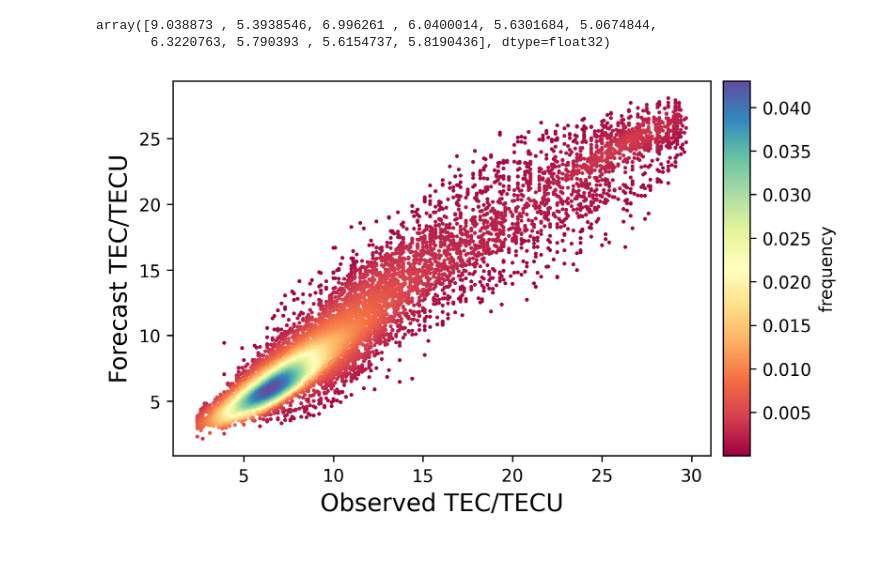
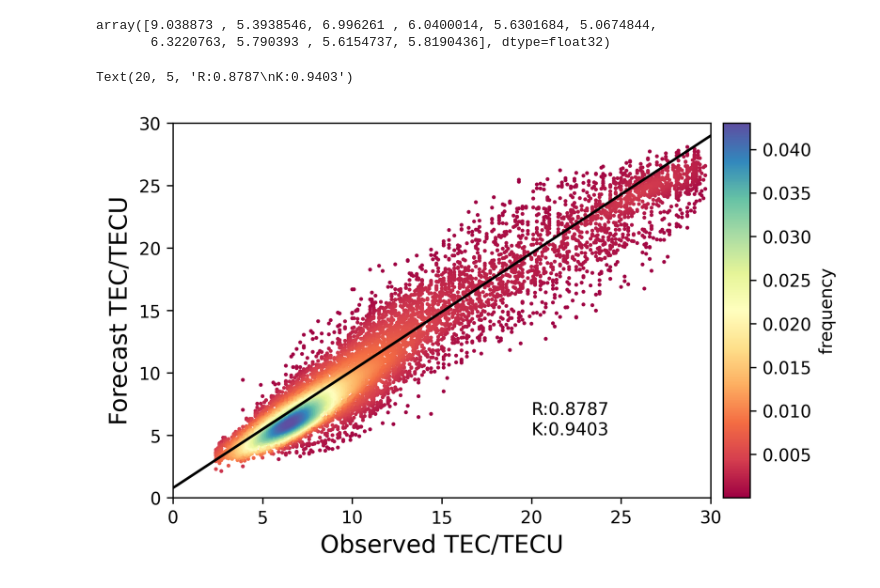
Before and after one commit to leeliangchao/-spatiotemporal-pedict, a Jupyter notebook: 解决了多步预测2.ipynb, the cells around one changed output. Cells and saved outputs as stored; diff of their text form; code cells hidden in the pictures; blank space fills up the shorter version.

```diff
--- a/解决了多步预测2.ipynb
+++ b/解决了多步预测2.ipynb
@@ -383,21 +383,24 @@ array([9.038873 , 5.3938546, 6.996261 , 6.0400014, 5.6301684, 5.0674844,
 # %%
 fig, ax = plt.subplots(dpi=300)
 R = np.squeeze(R[:])
 P = np.squeeze(P[:])
 xy = np.vstack([R,P])
 z = gaussian_kde(xy)(xy)
 idx = z.argsort()
 R,P,z = R[idx],P[idx],z[idx]
 scatter = ax.scatter(R,P,s=5,c=z,marker='o',edgecolors='',cmap='Spectral')
+ax.set_xlim(0,30)
+ax.set_ylim(0,30)
 plt.xlabel('Observed TEC/TECU', fontsize=14)
 plt.ylabel('Forecast TEC/TECU', fontsize=14)
 divider = make_axes_locatable(ax)
 cax = divider.append_axes("right", size="5%", pad=0.1)
 cbar = fig.colorbar(scatter, cax=cax, label='frequency')
 
-# plt.plot(line_x, y, 'k')
+ax.plot(line_x, y, 'k')
 # # # plt.text(100, 40, r'$k_a$', fontsize=18)
 
-# plt.text(20,5, 'R:{}\nK:{}'.format(r2, round(reg.coef_[0][0],4)))
+ax.text(20,5, 'R:{}\nK:{}'.format(r2, round(reg.coef_[0][0],4)))
 # %% [output]
+Text(20, 5, 'R:0.8787\nK:0.9403')
-[figure, old version]
+[figure, new version]
```
